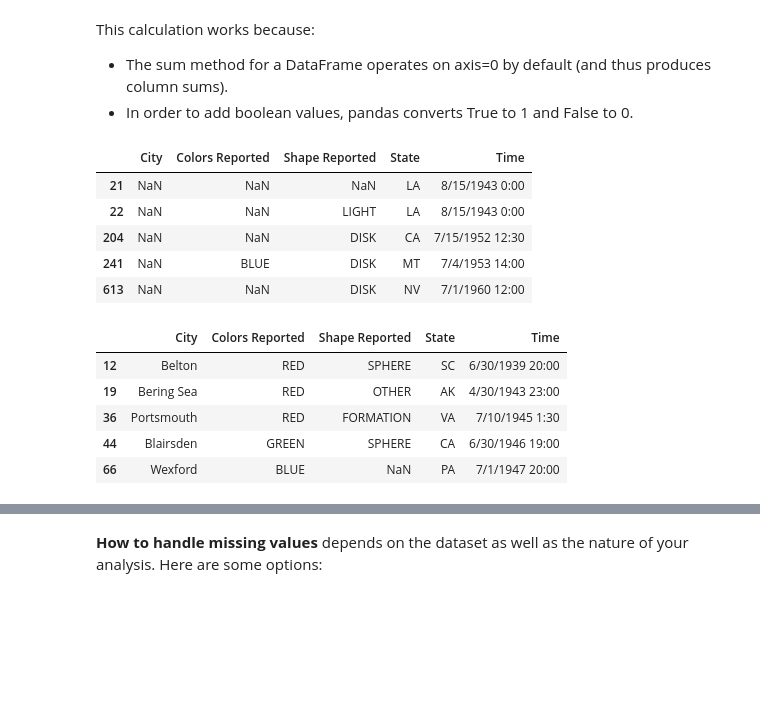
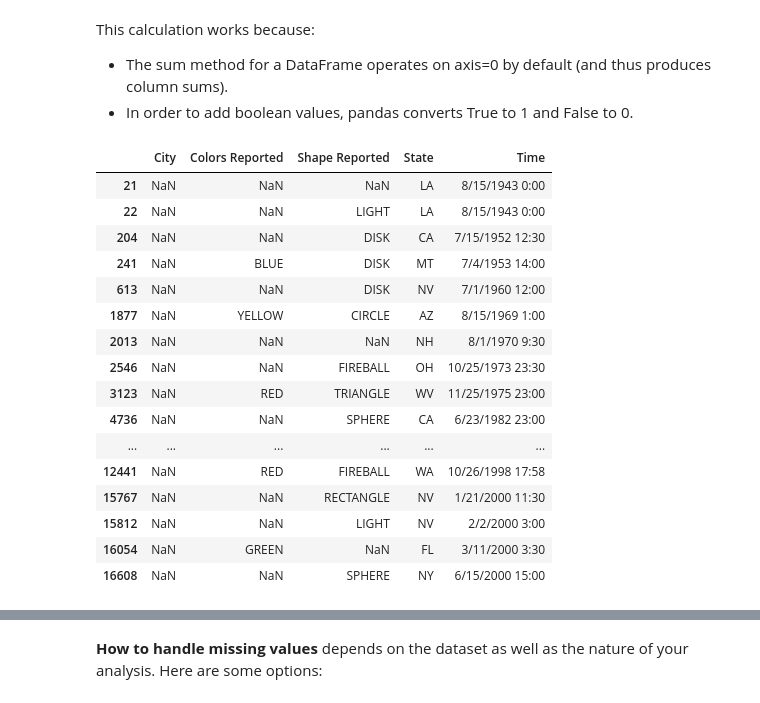
Before and after one commit to um-perez-alvaro/Data-Science-Practice-bis, a Jupyter notebook: Pandas and Matplotlib/Part III.ipynb, the cells around one changed output, grey strips where cells are left out. Saved outputs shown, nothing was run; the diff lists cells and outputs as text; code cells hidden in the pictures; blank space fills up the shorter version.

```diff
--- a/Pandas and Matplotlib/Part III.ipynb
+++ b/Pandas and Matplotlib/Part III.ipynb
@@ -70,21 +84,22 @@ This calculation works because:
 - In order to add boolean values, pandas converts True to 1 and False to 0.
 # %%
 # use the 'isnull' Series method to filter the DataFrame rows
-ufo[ufo.City.isnull()].head()
+ufo[ufo.City.isnull()] # return rows with missing 'City'
 # %% [output]
 |  | City | Colors Reported | Shape Reported | State | Time |
 | 21 | NaN | NaN | NaN | LA | 8/15/1943 0:00 |
 | 22 | NaN | NaN | LIGHT | LA | 8/15/1943 0:00 |
 | 204 | NaN | NaN | DISK | CA | 7/15/1952 12:30 |
 | 241 | NaN | BLUE | DISK | MT | 7/4/1953 14:00 |
 | 613 | NaN | NaN | DISK | NV | 7/1/1960 12:00 |
+| 1877 | NaN | YELLOW | CIRCLE | AZ | 8/15/1969 1:00 |
+| 2013 | NaN | NaN | NaN | NH | 8/1/1970 9:30 |
+| 2546 | NaN | NaN | FIREBALL | OH | 10/25/1973 23:30 |
+| 3123 | NaN | RED | TRIANGLE | WV | 11/25/1975 23:00 |
+| 4736 | NaN | NaN | SPHERE | CA | 6/23/1982 23:00 |
+| ... | ... | ... | ... | ... | ... |
+| 12441 | NaN | RED | FIREBALL | WA | 10/26/1998 17:58 |
+| 15767 | NaN | NaN | RECTANGLE | NV | 1/21/2000 11:30 |
+| 15812 | NaN | NaN | LIGHT | NV | 2/2/2000 3:00 |
+| 16054 | NaN | GREEN | NaN | FL | 3/11/2000 3:30 |
+| 16608 | NaN | NaN | SPHERE | NY | 6/15/2000 15:00 |
-# %%
-# use the 'isnull' Series method to filter the DataFrame rows
-ufo[ufo['Colors Reported'].notnull()].head()
-# %% [output]
-|  | City | Colors Reported | Shape Reported | State | Time |
-| 12 | Belton | RED | SPHERE | SC | 6/30/1939 20:00 |
-| 19 | Bering Sea | RED | OTHER | AK | 4/30/1943 23:00 |
-| 36 | Portsmouth | RED | FORMATION | VA | 7/10/1945 1:30 |
-| 44 | Blairsden | GREEN | SPHERE | CA | 6/30/1946 19:00 |
-| 66 | Wexford | BLUE | NaN | PA | 7/1/1947 20:00 |
```
Also changed, not shown: parts of 15 cells of this notebook, 1 other file.
